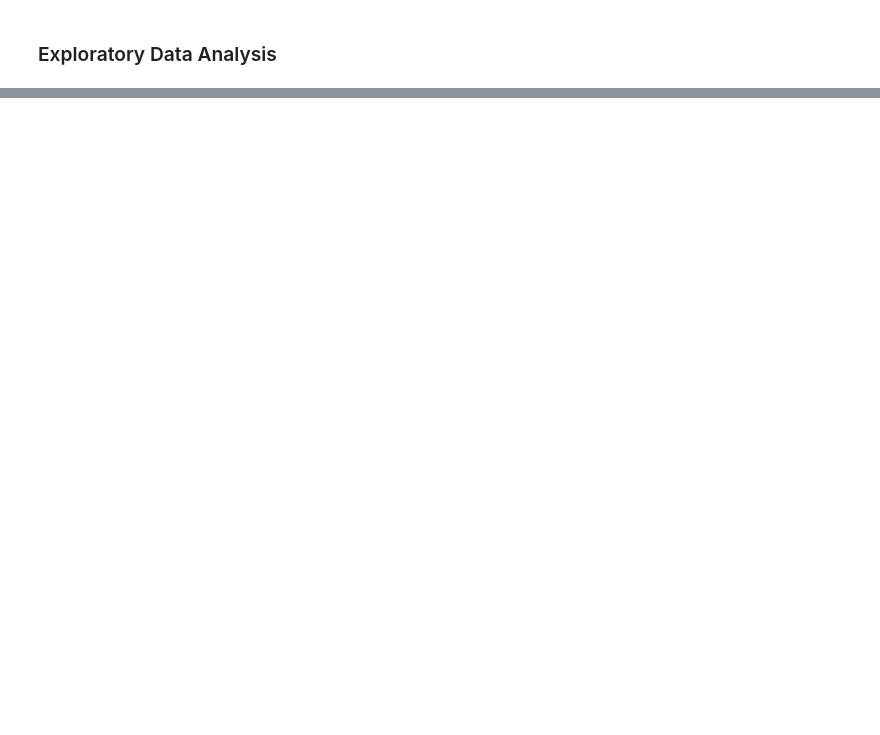
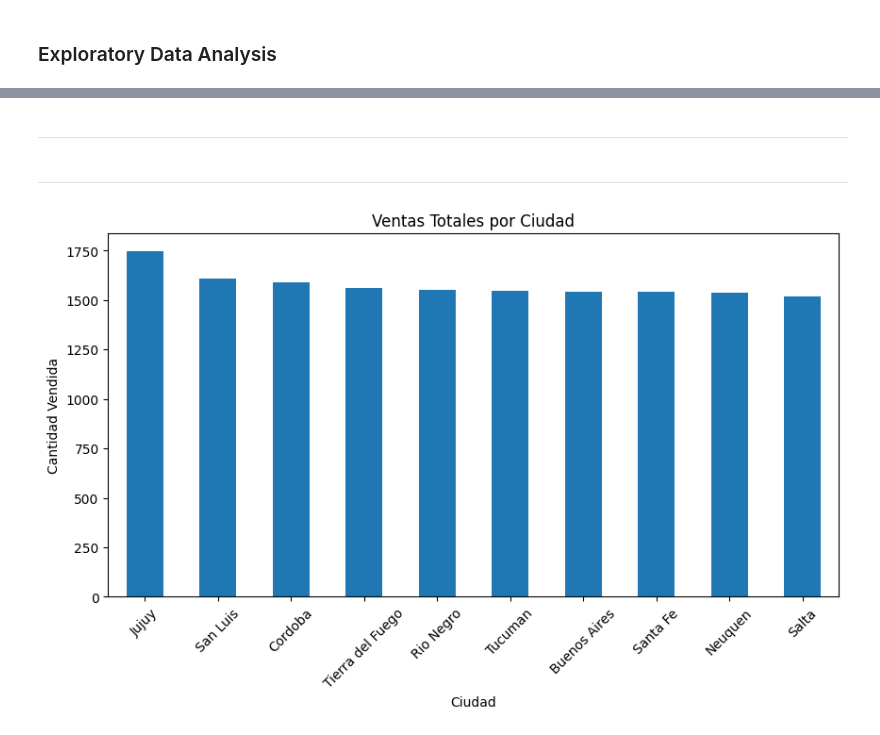
Before and after one commit to David-19960111/Sales-analysis, a Jupyter notebook: notebooks/analisis.ipynb, the cells around one changed output, grey strips where cells are left out. Cells and saved outputs as stored; diff of their text form; code cells hidden in the pictures; blank space fills up the shorter version.

Commit message:
update db, visualizaciones and scripts

```diff
--- a/notebooks/analisis.ipynb
+++ b/notebooks/analisis.ipynb
@@ -78,0 +96,2 @@ df.head(4)
+# %% [markdown]
+------------------
@@ -78,0 +105,2 @@ df.head(4)
+# %% [markdown]
+-------------------
@@ -78,0 +114,11 @@ df.head(4)
+# %%
+ventas_por_ciudad = df.groupby('Ciudad')['Cantidad'].sum().sort_values(ascending=False)
+
+plt.figure(figsize=(10, 5))
+ventas_por_ciudad.plot(kind='bar')
+plt.title('Ventas Totales por Ciudad')
+plt.ylabel('Cantidad Vendida')
+plt.xticks(rotation=45)
+plt.show()
+# %% [output]
+[figure, added]
```
Also changed, not shown: parts of 20 cells of this notebook, 2 other files.
